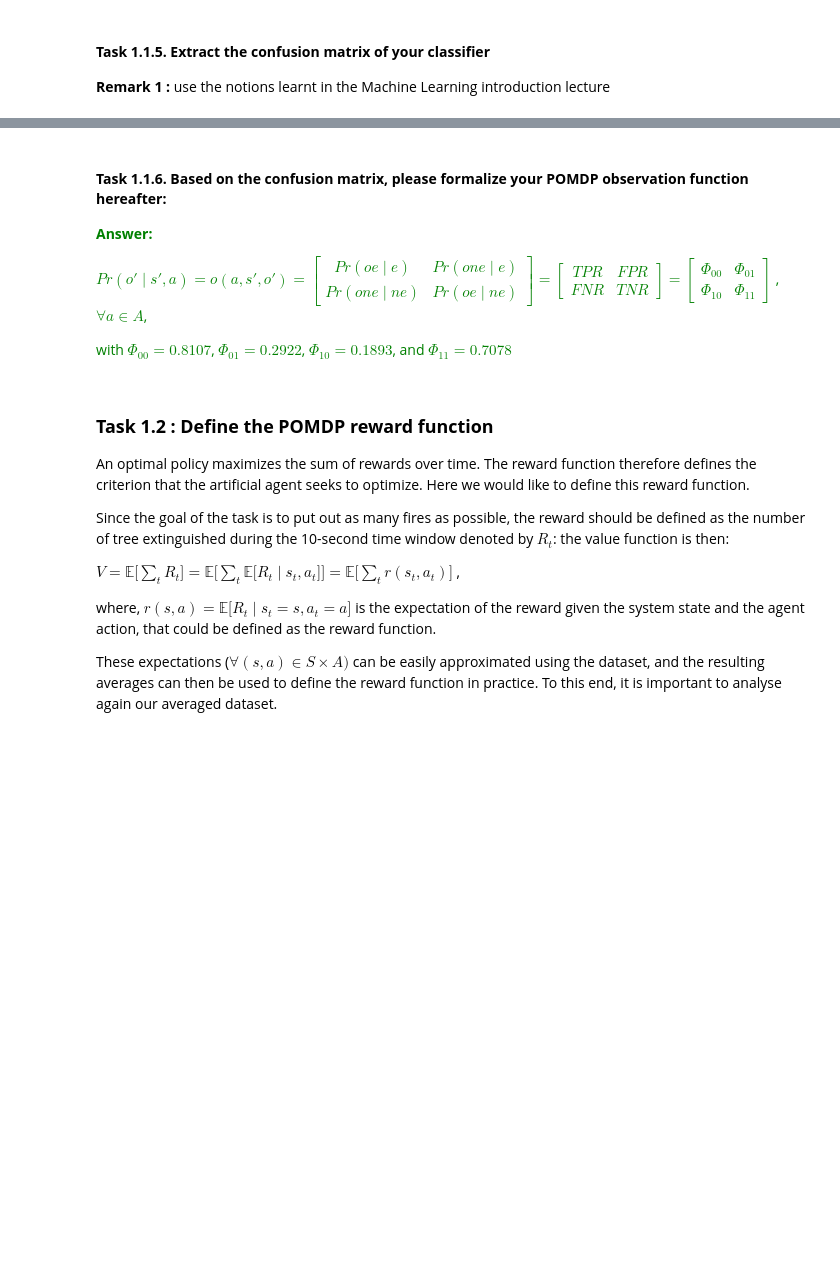
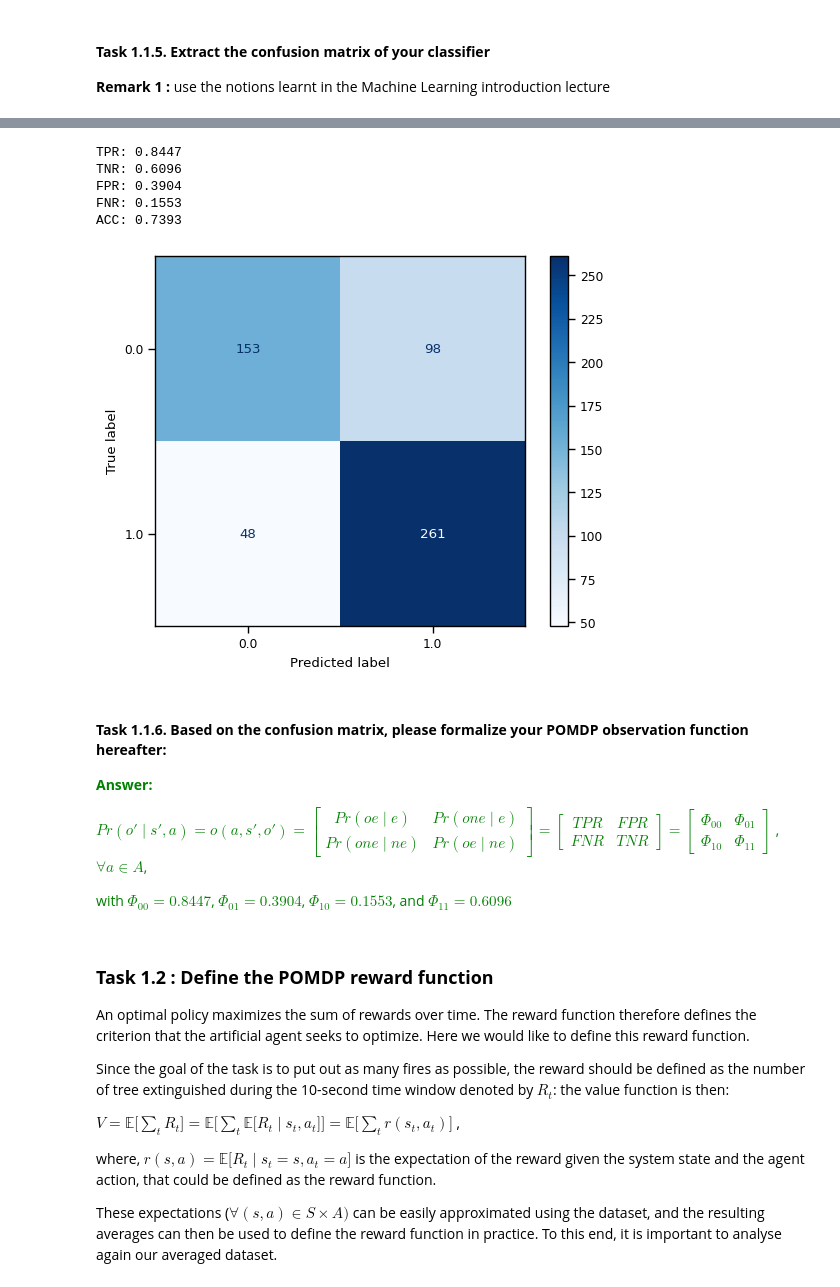
Before and after one commit to Fukkilli/BE_firefighter, a Jupyter notebook: BE_Firefighter_Robot_Game_Student.ipynb, the cells around one changed output, grey strips where cells are left out. Cells and saved outputs as stored; diff of their text form; code cells hidden in the pictures; blank space fills up the shorter version.

```diff
--- a/BE_Firefighter_Robot_Game_Student.ipynb
+++ b/BE_Firefighter_Robot_Game_Student.ipynb
@@ -755,3 +795,5 @@ print("="*80)
+# %%
+best_clf = opt_clf_1
 # %% [markdown]
 #### **Task 1.1.5. Extract the confusion matrix of your classifier**
 
@@ -823,3 +801,41 @@ print("="*80)
+# %%
+### TASK 1.1.5 - Extract confusion matrix (TP, TN, FP, FN) and confusion matrix visualization
+y_pred = best_clf.predict(X_test)
+
+# Confusion matrix components for Task 1.1.5
+TP = np.sum((y_pred == 1) & (y_test == 1))
+TN = np.sum((y_pred == 0) & (y_test == 0))
+FP = np.sum((y_pred == 1) & (y_test == 0))
+FN = np.sum((y_pred == 0) & (y_test == 1))
+
+global_cm = np.array([[TN, FP], [FN, TP]])
+
+TPR = TP / (TP + FN)
+TNR = TN / (TN + FP)
+FPR = FP / (TN + FP)
+FNR = FN / (TP + FN)
+ACC = (TP + TN) / (TP + TN + FP + FN)
+
+confusion_matrix(y_test,y_pred)
+
+ConfusionMatrixDisplay.from_predictions(
+    y_test,
+    y_pred,
+    cmap='Blues'
+)
+
+print(f"TPR: {TPR:.4f}")
+print(f"TNR: {TNR:.4f}")
+print(f"FPR: {FPR:.4f}")
+print(f"FNR: {FNR:.4f}")
+print(f"ACC: {ACC:.4f}")
+# %% [output]
+TPR: 0.8447
+TNR: 0.6096
+FPR: 0.3904
+FNR: 0.1553
+ACC: 0.7393
+[figure, added]
 # %% [markdown]
 #### **Task 1.1.6. Based on the confusion matrix, please formalize your POMDP observation function hereafter:**
 <span style='color:green;'>
@@ -833,6 +849,6 @@ $Pr(o' \mid s', a) = o(a,s',o')
 $\forall a \in A$,
 
 with
- $\Phi_{00} = 0.8107 $, $\Phi_{01} = 0.2922 $, $\Phi_{10} = 0.1893 $, and $\Phi_{11} = 0.7078 $</font>
+ $\Phi_{00} = 0.8447 $, $\Phi_{01} = 0.3904 $, $\Phi_{10} = 0.1553 $, and $\Phi_{11} = 0.6096 $</font>
 
 </span>
```
Also changed, not shown: parts of 17 cells of this notebook.
